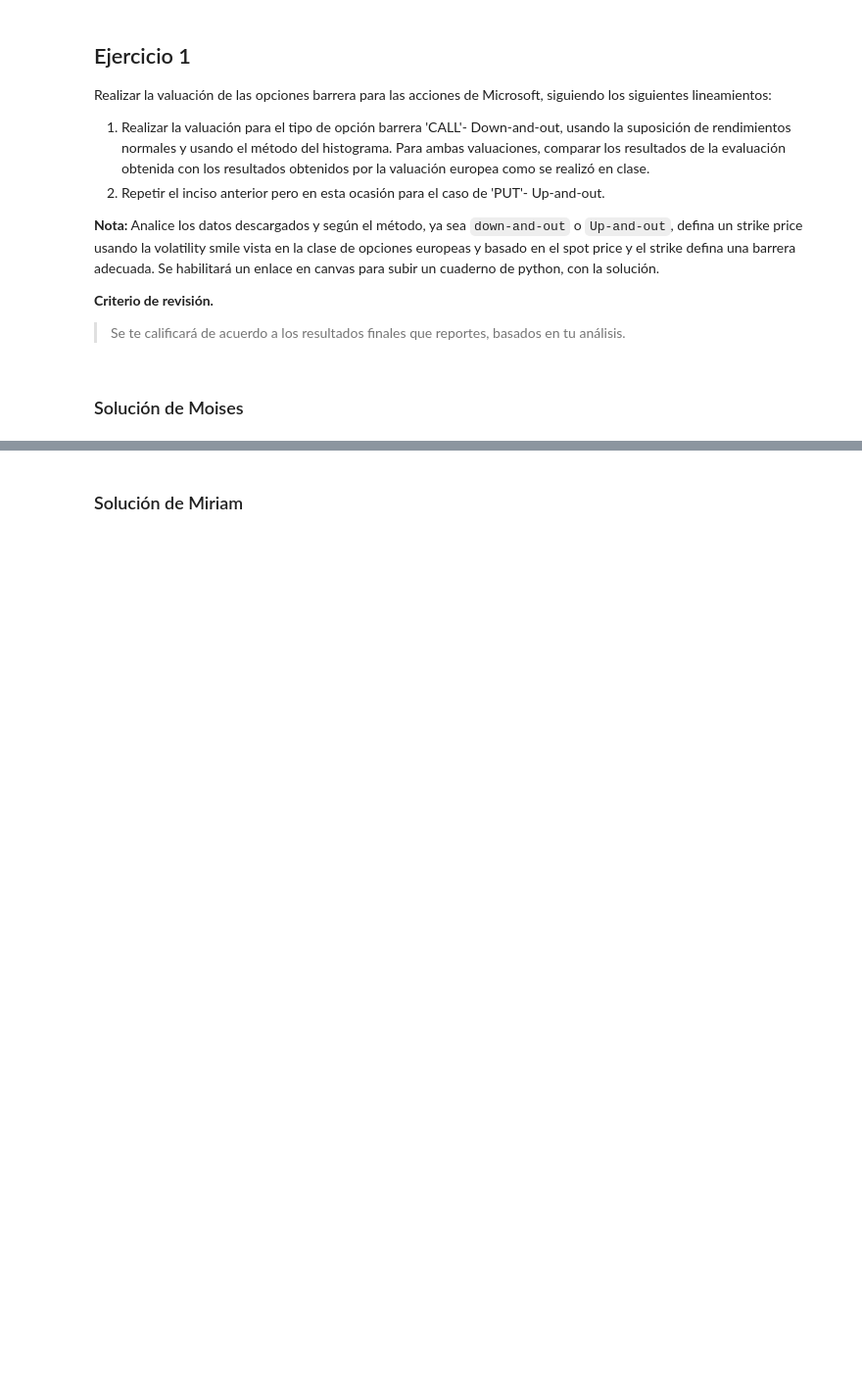
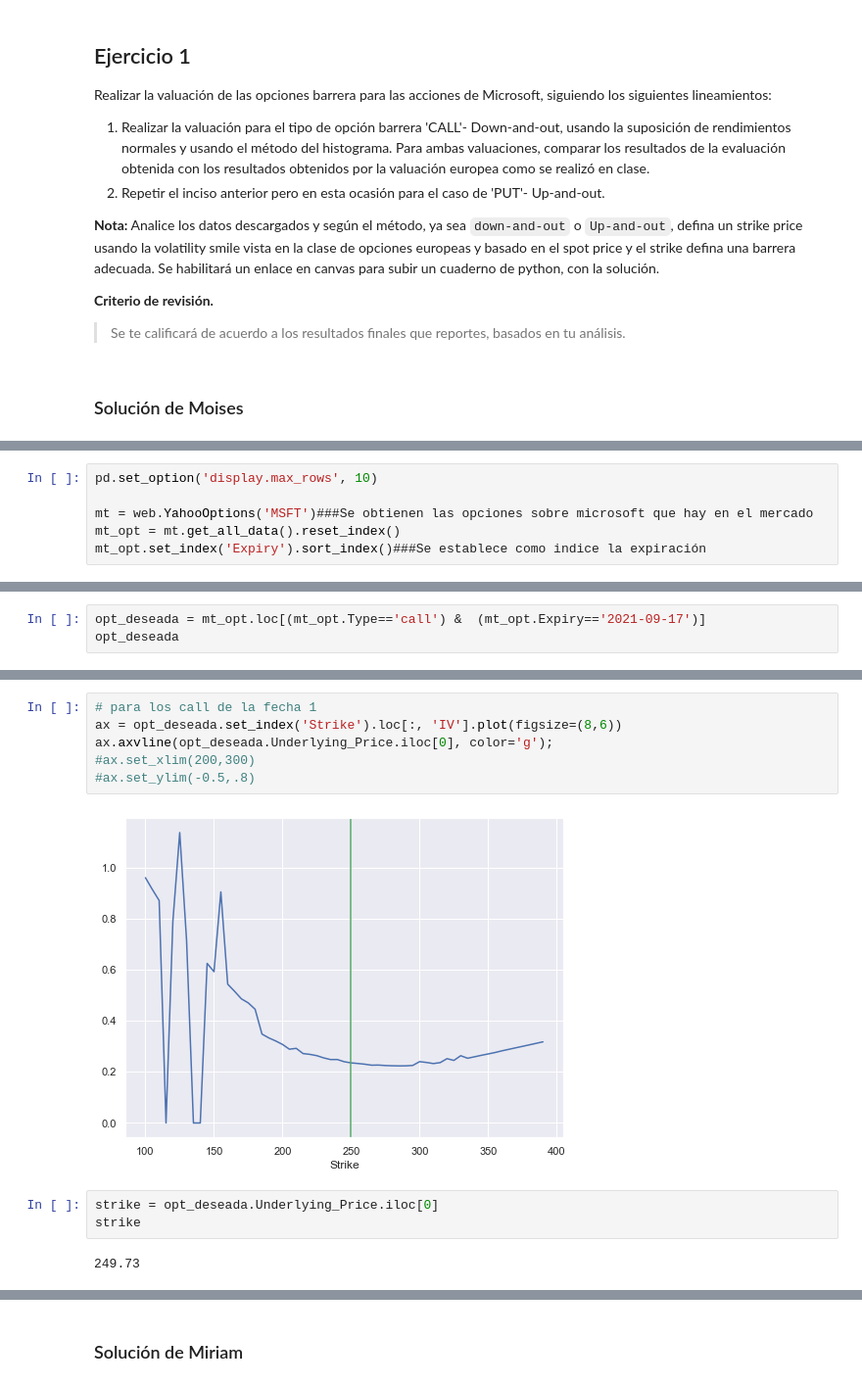
Before and after one commit to Miriam1999/Tarea11_MFlores_MERosas, a Jupyter notebook: Tarea11_MFlores_MERosas.ipynb, the cells around one changed output, grey strips where cells are left out. Shown at 98% size. Drawn from its saved outputs; the diff is of its cells as text; blank space fills up the shorter version.

```diff
--- a/Tarea11_MFlores_MERosas.ipynb
+++ b/Tarea11_MFlores_MERosas.ipynb
@@ -27,0 +144,6 @@ Realizar la valuación de las opciones barrera para las acciones de Microsoft, s
+# %%
+pd.set_option('display.max_rows', 10)
+
+mt = web.YahooOptions('MSFT')###Se obtienen las opciones sobre microsoft que hay en el mercado
+mt_opt = mt.get_all_data().reset_index()
+mt_opt.set_index('Expiry').sort_index()###Se establece como indice la expiración
@@ -27,0 +179,3 @@ Realizar la valuación de las opciones barrera para las acciones de Microsoft, s
+# %%
+opt_deseada = mt_opt.loc[(mt_opt.Type=='call') &  (mt_opt.Expiry=='2021-09-17')]
+opt_deseada
@@ -27,0 +205,13 @@ Realizar la valuación de las opciones barrera para las acciones de Microsoft, s
+# %%
+# para los call de la fecha 1
+ax = opt_deseada.set_index('Strike').loc[:, 'IV'].plot(figsize=(8,6))
+ax.axvline(opt_deseada.Underlying_Price.iloc[0], color='g');
+#ax.set_xlim(200,300)
+#ax.set_ylim(-0.5,.8)
+# %% [output]
+[figure, added]
+# %%
+strike = opt_deseada.Underlying_Price.iloc[0]
+strike
+# %% [output]
+249.73
```
Also changed, not shown: parts of 95 cells of this notebook.
